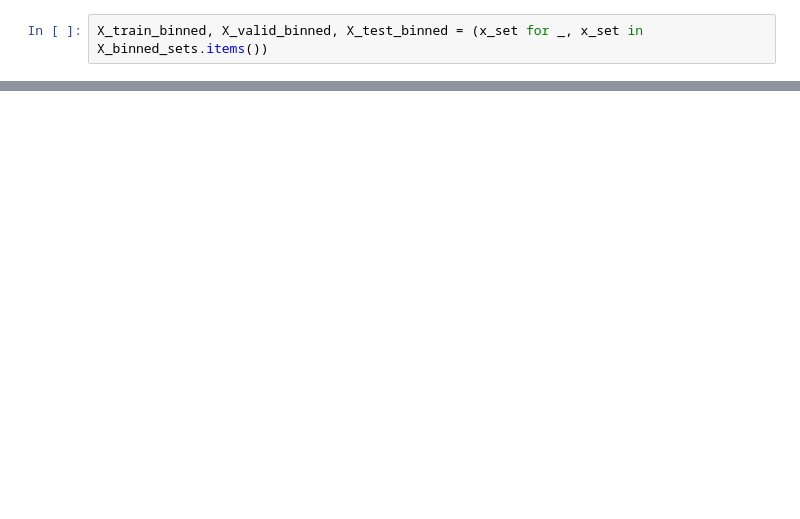
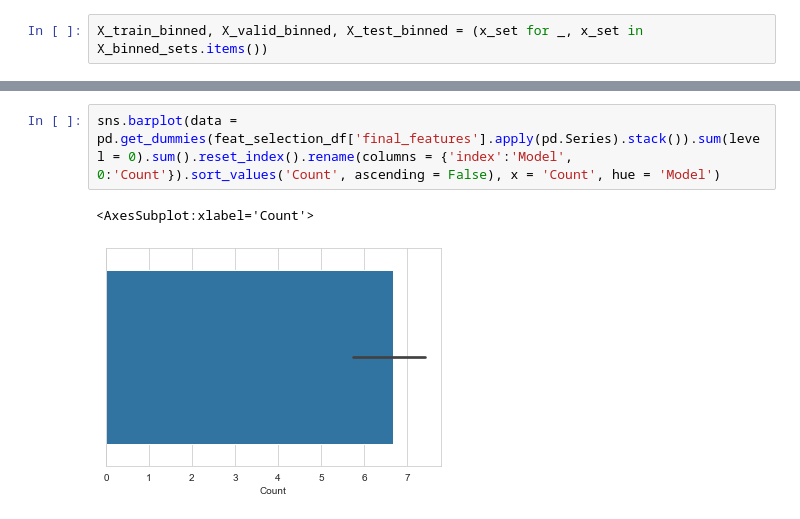
Before and after one commit to petr-ngn/FFU_VSE_Masters_Thesis_ML_Credit_Risk_Modelling, a Jupyter notebook: Master_Thesis.ipynb, the cells around one changed output, grey strips where cells are left out. Drawn from its saved outputs; the diff is of its cells as text; blank space fills up the shorter version.

```diff
--- a/Master_Thesis.ipynb
+++ b/Master_Thesis.ipynb
@@ -1236,0 +1280,5 @@ LogisticRegression(random_state=123)
+# %%
+sns.barplot(data = pd.get_dummies(feat_selection_df['final_features'].apply(pd.Series).stack()).sum(level = 0).sum().reset_index().rename(columns = {'index':'Model', 0:'Count'}).sort_values('Count', ascending = False), x = 'Count', hue = 'Model')
+# %% [output]
+<AxesSubplot:xlabel='Count'>
+[figure, added]
```
Also changed, not shown: parts of 92 cells of this notebook.
